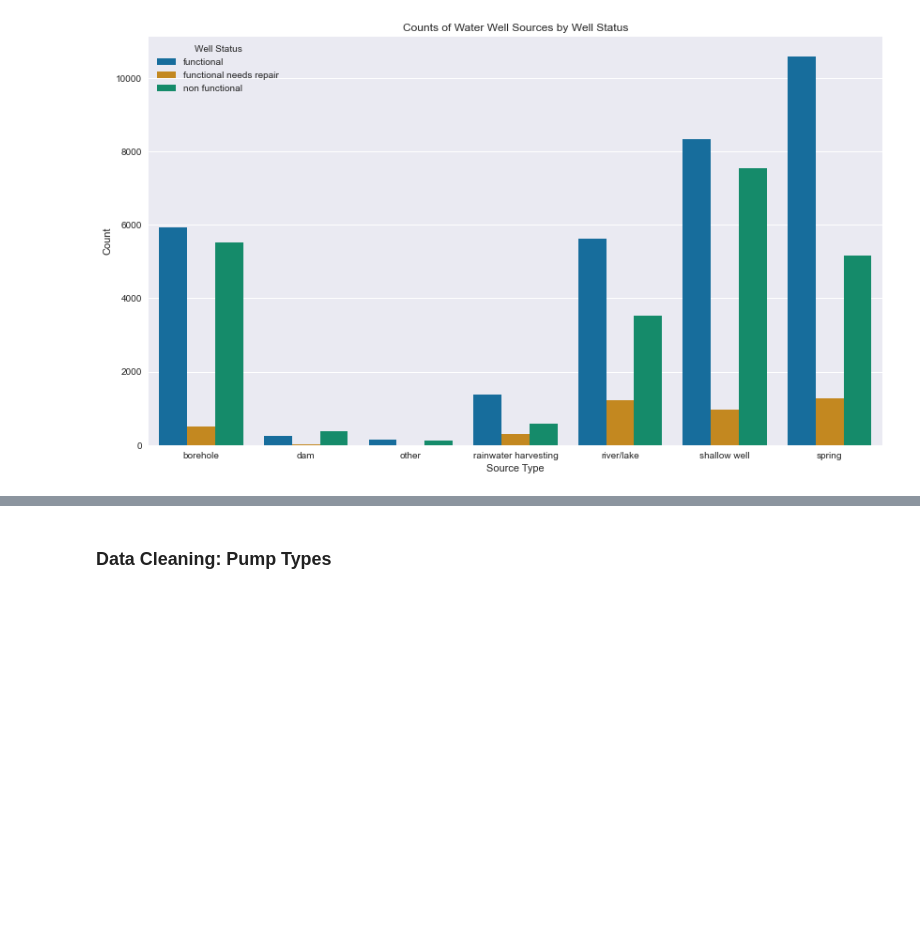
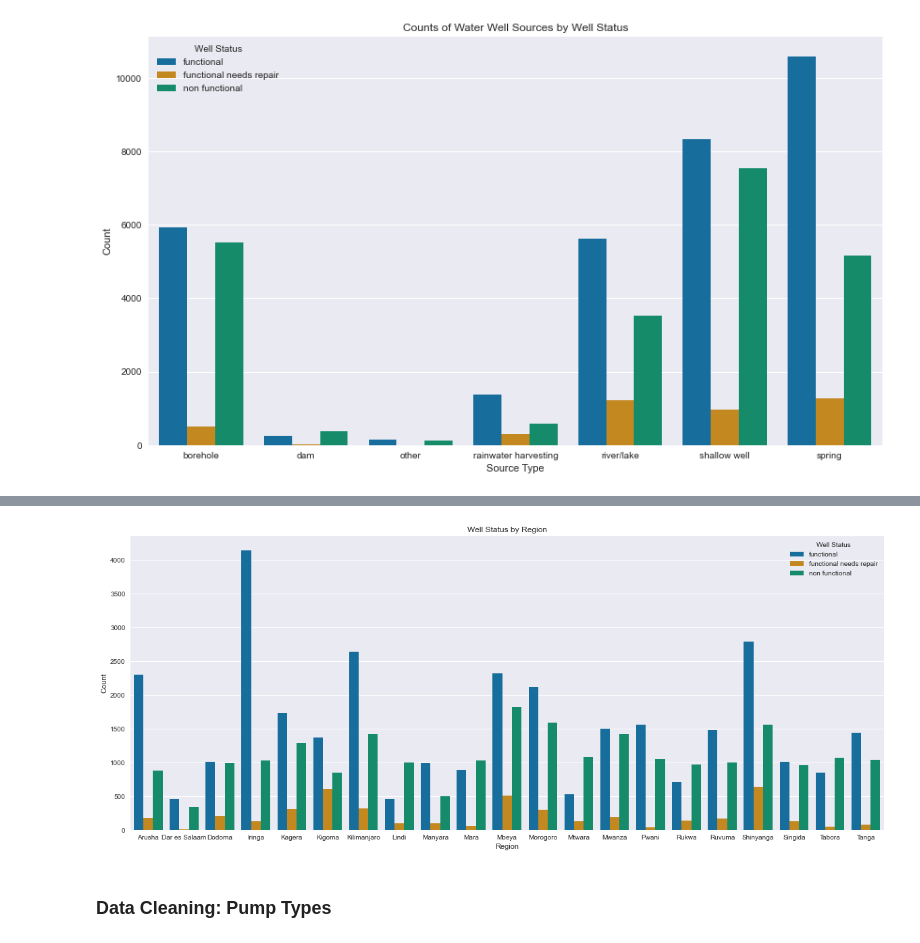
Before and after one commit to jaredlil/project-3-tanzanian-water-wells, a Jupyter notebook: project-3-tazmanian-water-wells.ipynb, the cells around one changed output, grey strips where cells are left out. Cells and saved outputs as stored; diff of their text form; code cells hidden in the pictures; blank space fills up the shorter version.

```diff
--- a/project-3-tazmanian-water-wells.ipynb
+++ b/project-3-tazmanian-water-wells.ipynb
@@ -254,3 +316,16 @@ plt.show()
+# %%
+df_region = df.groupby(['region', 'status_group']).size().reset_index(name='count')
+
+plt.figure(figsize=(20,8))
+
+sns.barplot(data=df_region, x='region', y='count', hue='status_group', palette='colorblind')
+plt.xlabel('Region')
+plt.ylabel('Count')
+plt.title('Well Status by Region')
+plt.legend(title='Well Status', loc='upper right')
+plt.show()
+# %% [output]
+[figure, added]
 # %% [markdown]
 ### Data Cleaning: Pump Types
 # %%
```
Also changed, not shown: parts of 39 cells of this notebook.
